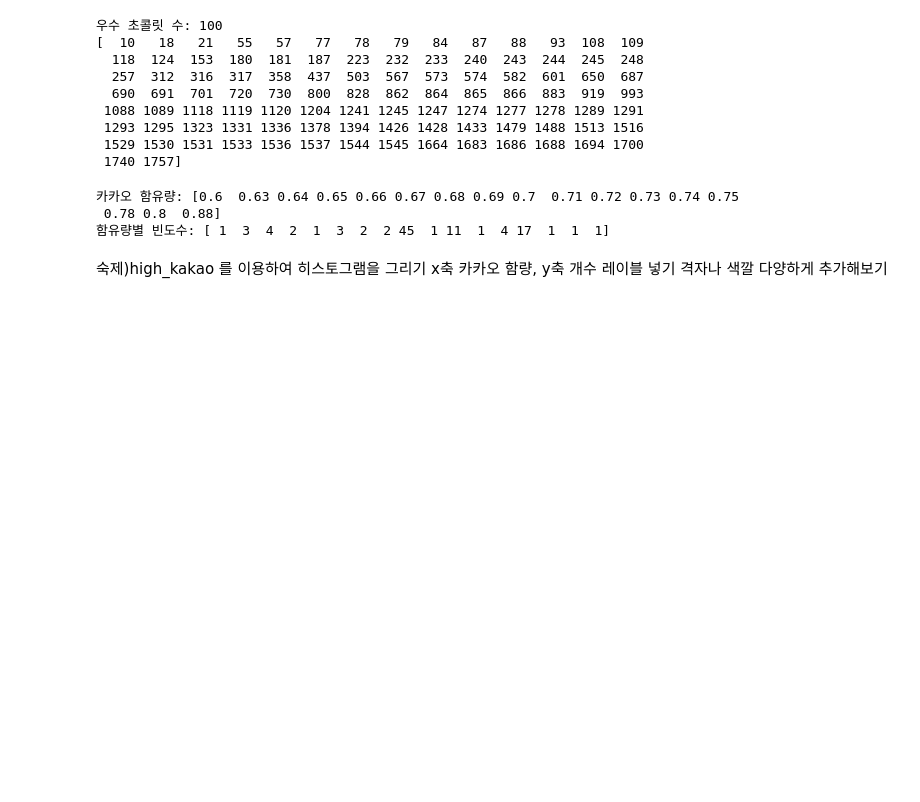
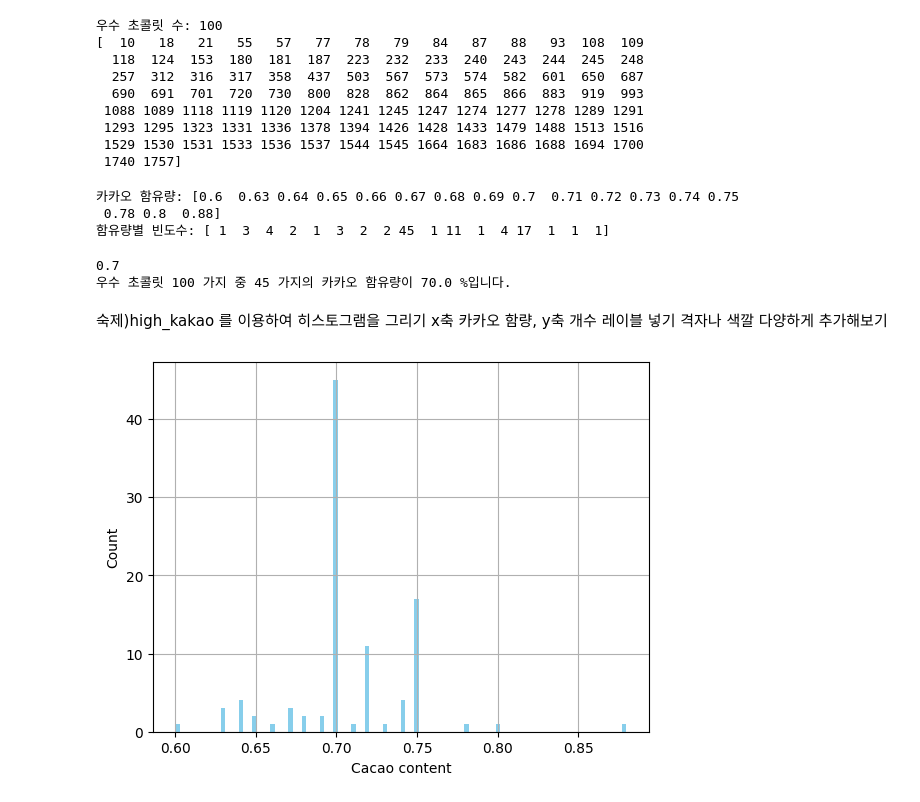
Before and after one commit to sarimiro56/BigData_Python, a Jupyter notebook: 넘파이와_판다스.ipynb, the cells around one changed output. Cells and saved outputs as stored; diff of their text form; code cells hidden in the pictures; blank space fills up the shorter version.

```diff
--- a/넘파이와_판다스.ipynb
+++ b/넘파이와_판다스.ipynb
@@ -301,7 +301,23 @@ print('함유량별 빈도수:', value_counts)
 카카오 함유량: [0.6  0.63 0.64 0.65 0.66 0.67 0.68 0.69 0.7  0.71 0.72 0.73 0.74 0.75
  0.78 0.8  0.88]
 함유량별 빈도수: [ 1  3  4  2  1  3  2  2 45  1 11  1  4 17  1  1  1]
+# %%
+max_index = np.argmax(value_counts)
+print(unique_values[max_index])
+print('우수 초콜릿', high_id.size, '가지 중', value_counts[max_index],\
+'가지의 카카오 함유량이', unique_values[max_index] * 100, '%입니다.')
+# %% [output]
+0.7
+우수 초콜릿 100 가지 중 45 가지의 카카오 함유량이 70.0 %입니다.
 # %% [markdown]
 숙제)high_kakao 를 이용하여 히스토그램을 그리기
 x축 카카오 함량, y축 개수 레이블 넣기
 격자나 색깔 다양하게 추가해보기
+# %%
+plt.hist(high_kakao, bins=100, color='skyblue')
+plt.xlabel('Cacao content')
+plt.ylabel('Count')
+plt.grid(True)
+plt.show()
+# %% [output]
+[figure, added]
```
Also changed, not shown: parts of 33 cells of this notebook.
